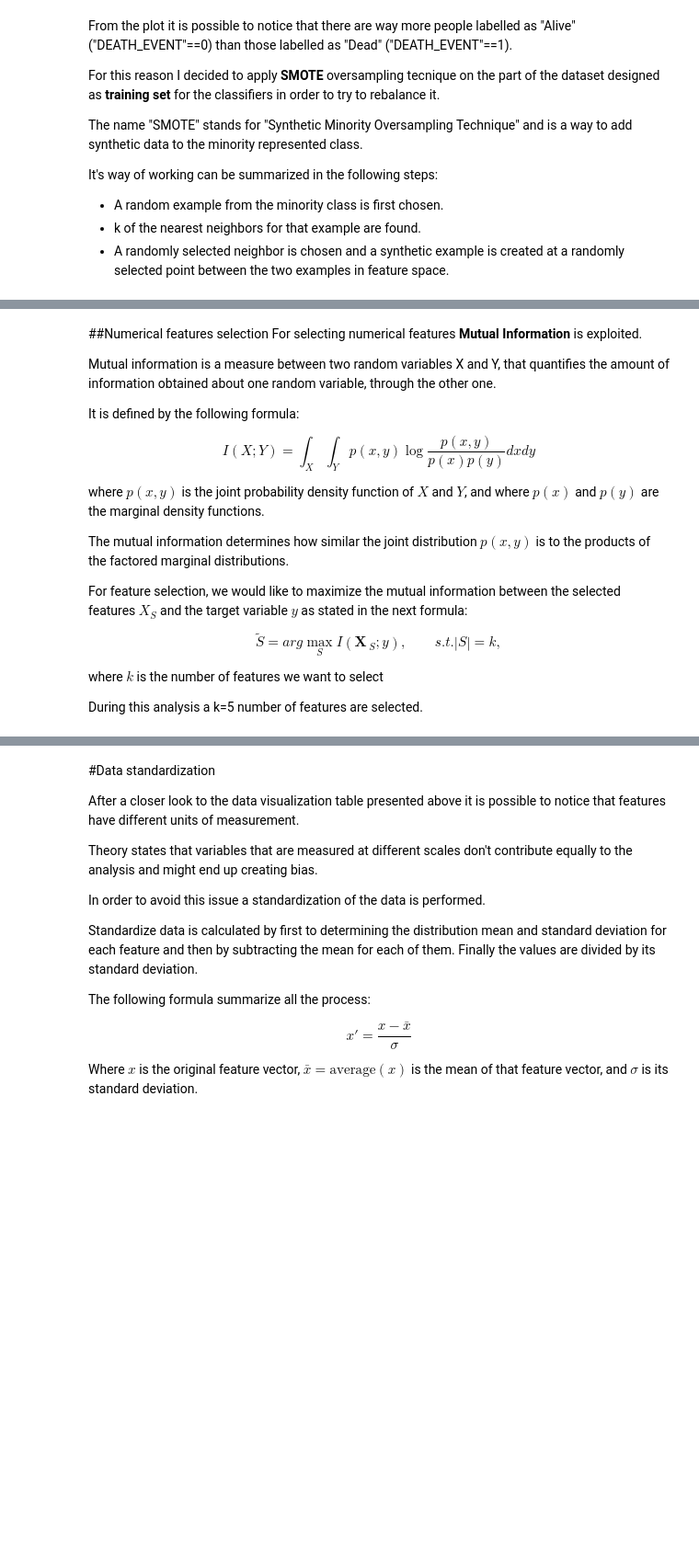
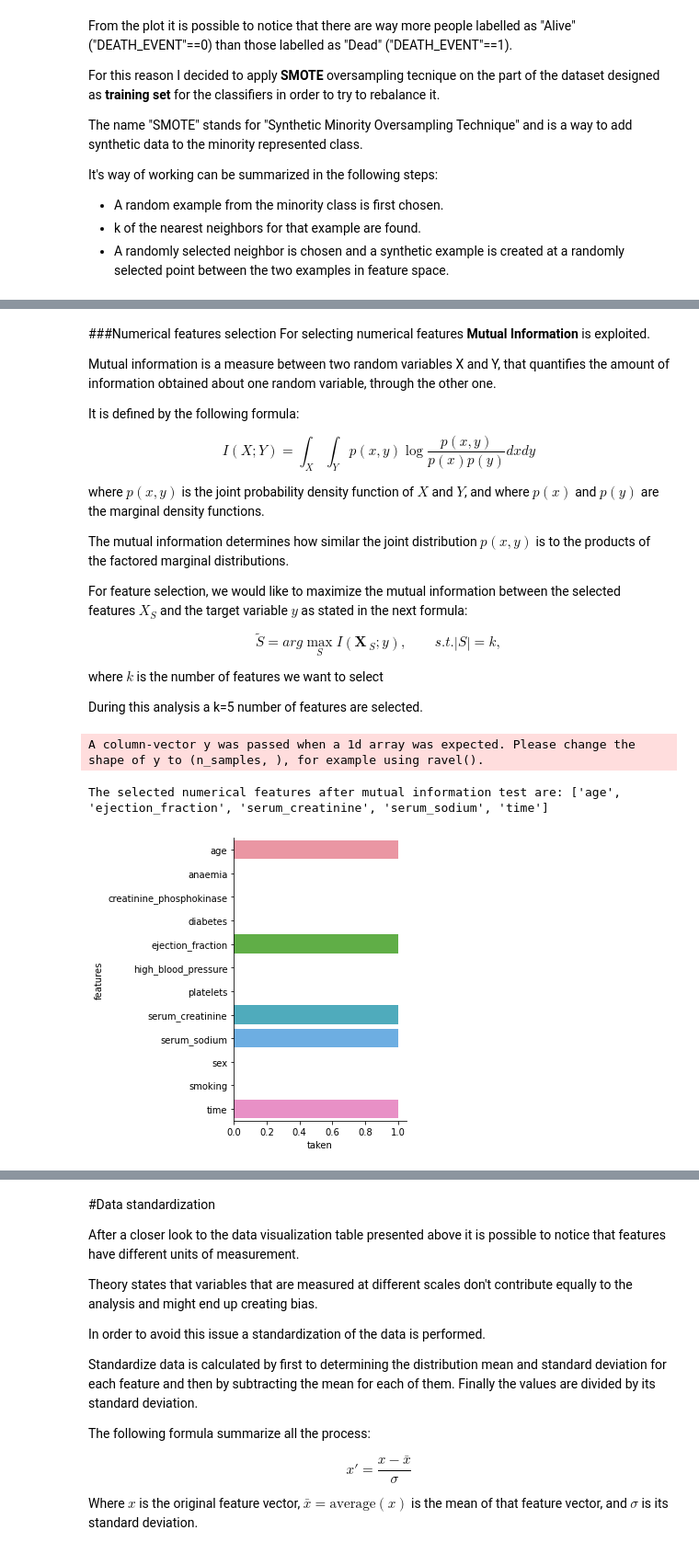
Before and after one commit to ele9996/Heart-failure-clinical-records-analysis, a Jupyter notebook: main.ipynb, the cells around one changed output, grey strips where cells are left out. Shown at 92% size. Saved outputs shown, nothing was run; the diff lists cells and outputs as text; code cells hidden in the pictures; blank space fills up the shorter version.

```diff
--- a/main.ipynb
+++ b/main.ipynb
@@ -439,5 +479,5 @@ SelectKBest(k=3, score_func=<function chi2 at 0x...>)
 # %% [markdown]
-##Numerical features selection
+###Numerical features selection
 For selecting numerical features **Mutual Information** is exploited.
 
 Mutual information is a measure between two random variables X and Y, that quantifies the amount of information obtained about one random variable, through the other one.
@@ -460,15 +500,25 @@ where $k$ is the number of features we want to select
 
 During this analysis a k=5 number of features are selected.
 # %%
-mi = SelectKBest(mutual_info_classif, k=5).fit(x_trainsd_numerical, y_trainsd_Df)
+mi = SelectKBest(mutual_info_classif, k=5)
+mi.fit(x_trainsd_numerical, y_trainsd_Df)
 
 
 # Get columns to keep
 cols = mi.get_support(indices=True)
 # Create new dataframe with only desired columns, or overwrite existing
 x_trainsd_numerical_new = x_trainsd_numerical.iloc[:,cols]
 x_valsd_numerical_new = x_valsd_numerical.iloc[:,cols]
 x_testsd_numerical_new = x_testsd_numerical.iloc[:,cols]
+
+sel_col=x_testsd_numerical_new.columns.tolist()
+print("The selected numerical features after mutual information test are: {}".format(sel_col))
+
+figure=plot_selFeat(sel_col, features )
+# %% [output]
+A column-vector y was passed when a 1d array was expected. Please change the shape of y to (n_samples, ), for example using ravel().
+The selected numerical features after mutual information test are: ['age', 'ejection_fraction', 'serum_creatinine', 'serum_sodium', 'time']
+[figure, added]
 # %%
 #creation of the new training,validation and test set
 x_trainstd_fs = pd.concat([x_trainsd_numerical_new, x_trainsd_categorical_new], axis = 1)
```
Also changed, not shown: parts of 50 cells of this notebook.
